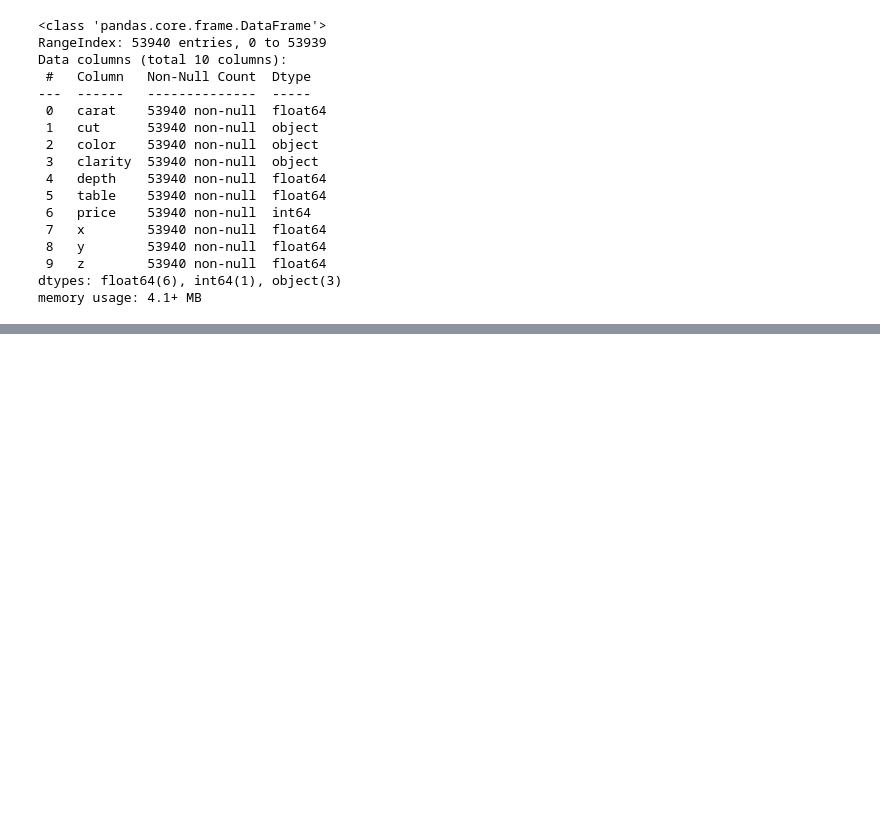
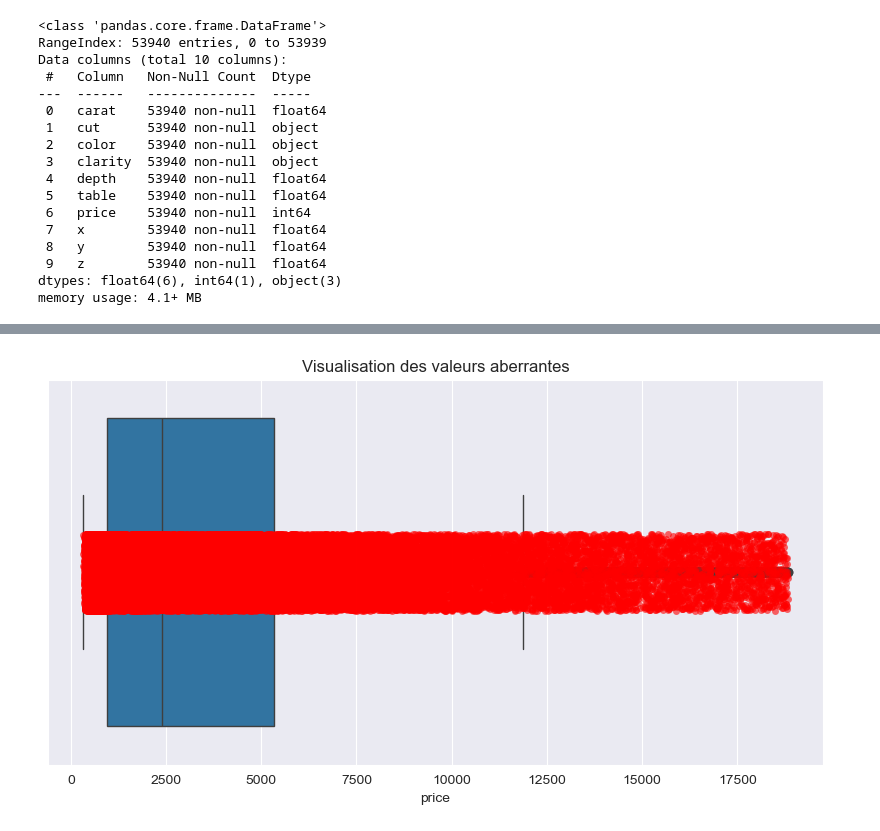
Before and after one commit to maximeKets/Machine_learning_TD, a Jupyter notebook: TP_Diamonds_price_Participants.ipynb, the cells around one changed output, grey strips where cells are left out. Cells and saved outputs as stored; diff of their text form; code cells hidden in the pictures; blank space fills up the shorter version.

```diff
--- a/TP_Diamonds_price_Participants.ipynb
+++ b/TP_Diamonds_price_Participants.ipynb
@@ -286,0 +532,8 @@ memory usage: 4.1+ MB
+# %%
+plt.figure(figsize=(10, 5))
+sns.boxplot(x=pdf_diamonds['price'])
+sns.stripplot(x=pdf_diamonds['price'], color='red', alpha=0.6, jitter=True)
+plt.title('Visualisation des valeurs aberrantes')
+plt.show()
+# %% [output]
+[figure, added]
```
Also changed, not shown: parts of 40 cells of this notebook.
